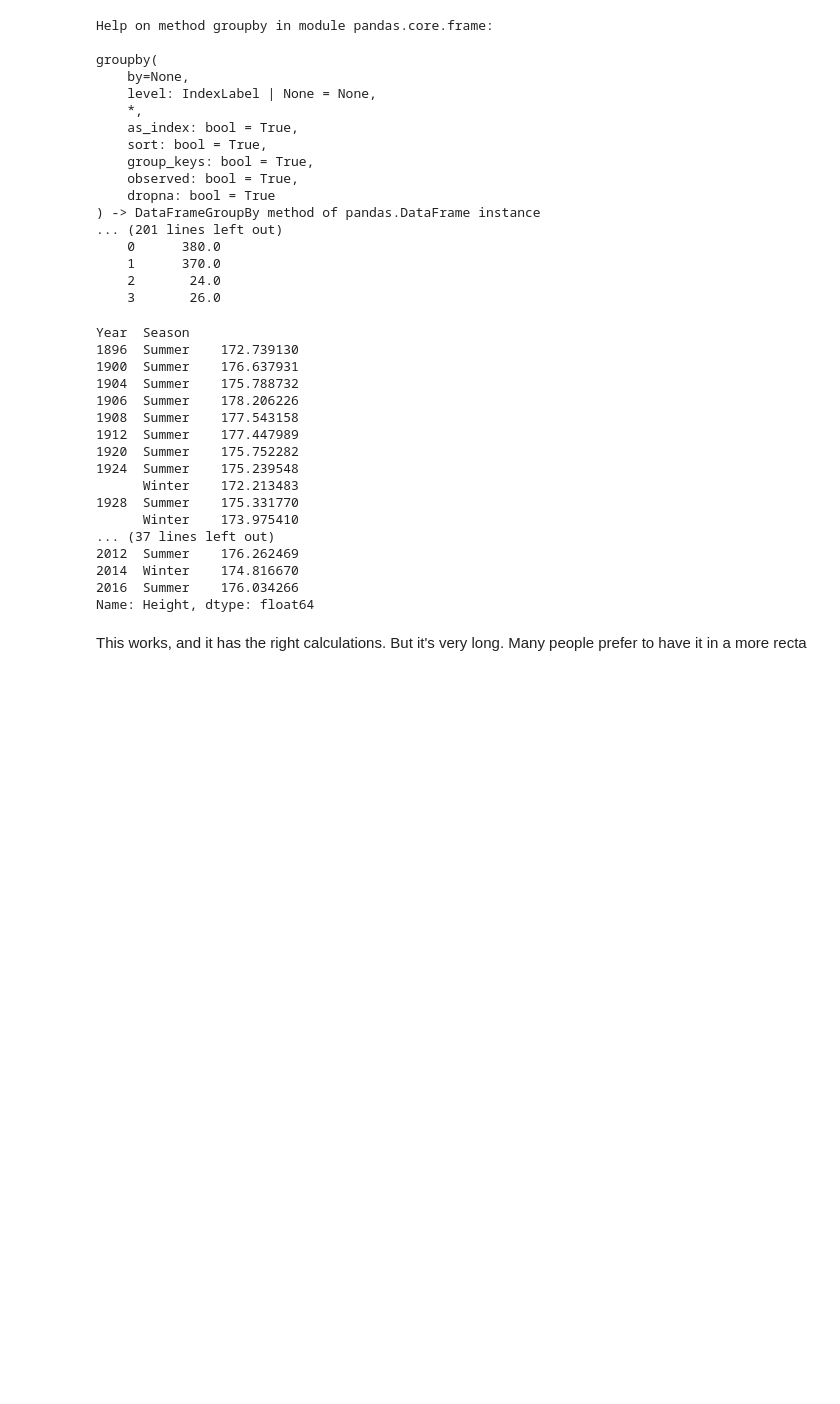
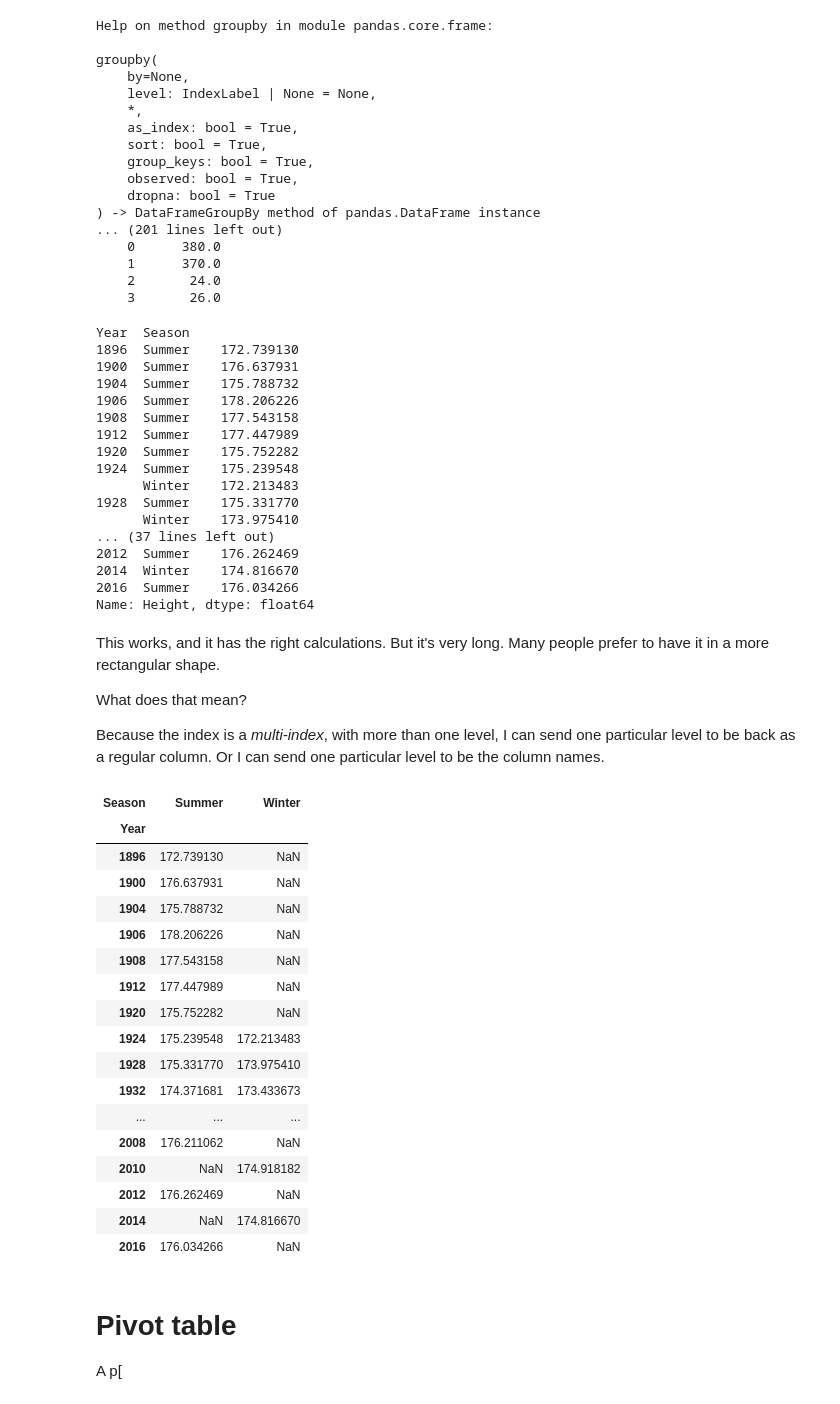
Before and after one commit to reuven/BDTMSD-Python-2026-07, a Jupyter notebook: BDTMSD-Python-2026-10-02.ipynb, the cells around one changed output. Saved outputs shown, nothing was run; the diff lists cells and outputs as text; code cells hidden in the pictures; blank space fills up the shorter version.

```diff
--- a/BDTMSD-Python-2026-10-02.ipynb
+++ b/BDTMSD-Python-2026-10-02.ipynb
@@ -491,4 +491,37 @@ Year  Season
 2016  Summer    176.034266
 Name: Height, dtype: float64
 # %% [markdown]
-This works, and it has the right calculations. But it's very long. Many people prefer to have it in a more recta
+This works, and it has the right calculations. But it's very long. Many people prefer to have it in a more rectangular shape.
+
+What does that mean?
+
+Because the index is a *multi-index*, with more than one level, I can send one particular level to be back as a regular column. Or I can send one particular level to be the column names.
+# %%
+(
+    df
+    .groupby(['Year', 'Season'])['Height'].mean()
+    .unstack('Season')  # unstack means: move it from being part of the index to being part of the column
+)
+# %% [output]
+| Season | Summer | Winter |
+| Year |  |  |
+| 1896 | 172.739130 | NaN |
+| 1900 | 176.637931 | NaN |
+| 1904 | 175.788732 | NaN |
+| 1906 | 178.206226 | NaN |
+| 1908 | 177.543158 | NaN |
+| 1912 | 177.447989 | NaN |
+| 1920 | 175.752282 | NaN |
+| 1924 | 175.239548 | 172.213483 |
+| 1928 | 175.331770 | 173.975410 |
+| 1932 | 174.371681 | 173.433673 |
+| ... | ... | ... |
+| 2008 | 176.211062 | NaN |
+| 2010 | NaN | 174.918182 |
+| 2012 | 176.262469 | NaN |
+| 2014 | NaN | 174.816670 |
+| 2016 | 176.034266 | NaN |
+# %% [markdown]
+# Pivot table
+
+A p[
```
